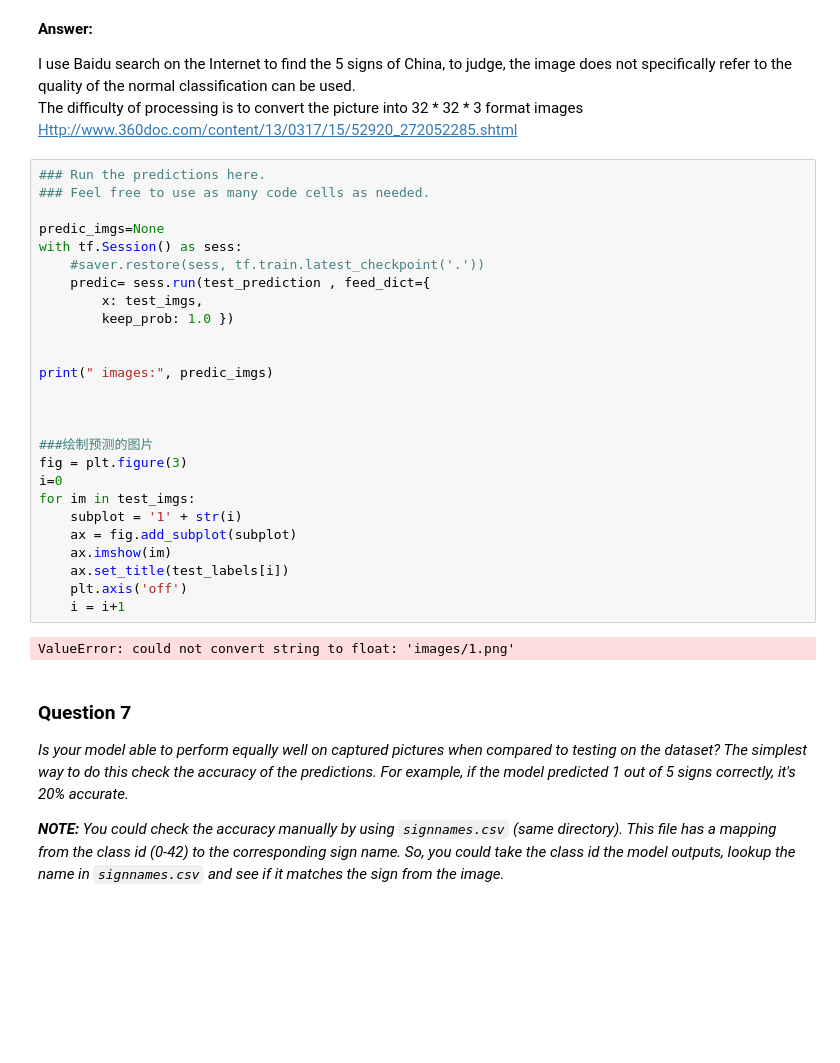
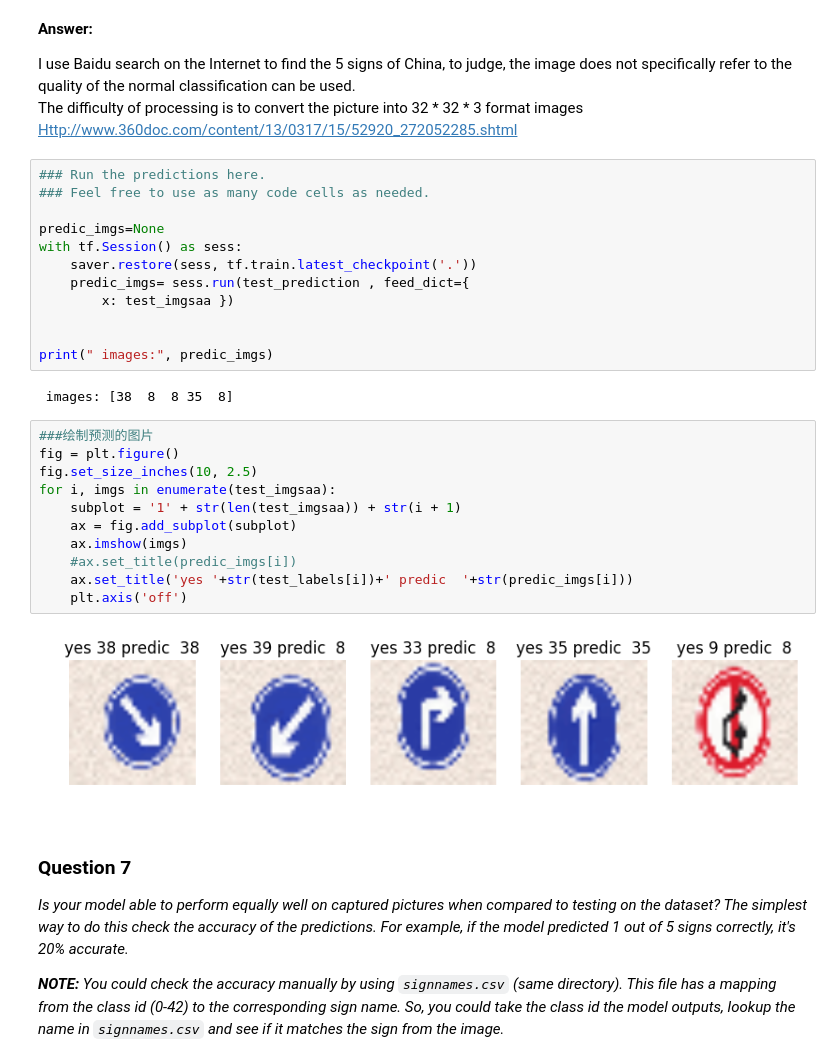
Before and after one commit to woshikangfei/CarND-Traffic-Sign-Classifier-Project, a Jupyter notebook: Traffic_Sign_Classifier.ipynb, the cells around one changed output. Saved outputs shown, nothing was run; the diff lists cells and outputs as text; blank space fills up the shorter version.

```diff
--- a/Traffic_Sign_Classifier.ipynb
+++ b/Traffic_Sign_Classifier.ipynb
@@ -503,28 +531,27 @@ The difficulty of processing is to convert the picture into 32 * 32 * 3 format i
 
 predic_imgs=None
 with tf.Session() as sess:
-    #saver.restore(sess, tf.train.latest_checkpoint('.'))
-    predic= sess.run(test_prediction , feed_dict={
-        x: test_imgs,
-        keep_prob: 1.0 })
+    saver.restore(sess, tf.train.latest_checkpoint('.'))
+    predic_imgs= sess.run(test_prediction , feed_dict={
+        x: test_imgsaa })
 
 
 print(" images:", predic_imgs)
-
-
-
-###绘制预测的图片
-fig = plt.figure(3)
-i=0
-for im in test_imgs:
-    subplot = '1' + str(i)
-    ax = fig.add_subplot(subplot)
-    ax.imshow(im)
-    ax.set_title(test_labels[i])
-    plt.axis('off')
-    i = i+1
 # %% [output]
-ValueError: could not convert string to float: 'images/1.png'
+ images: [38  8  8 35  8]
+# %%
+###绘制预测的图片
+fig = plt.figure()
+fig.set_size_inches(10, 2.5)
+for i, imgs in enumerate(test_imgsaa):
+    subplot = '1' + str(len(test_imgsaa)) + str(i + 1)
+    ax = fig.add_subplot(subplot)
+    ax.imshow(imgs)
+    #ax.set_title(predic_imgs[i])
+    ax.set_title('yes '+str(test_labels[i])+' predic  '+str(predic_imgs[i]))
+    plt.axis('off')
+# %% [output]
+[figure, added]
 # %% [markdown]
 ### Question 7
 
```
Also changed, not shown: parts of 13 cells of this notebook, 10 other files.
